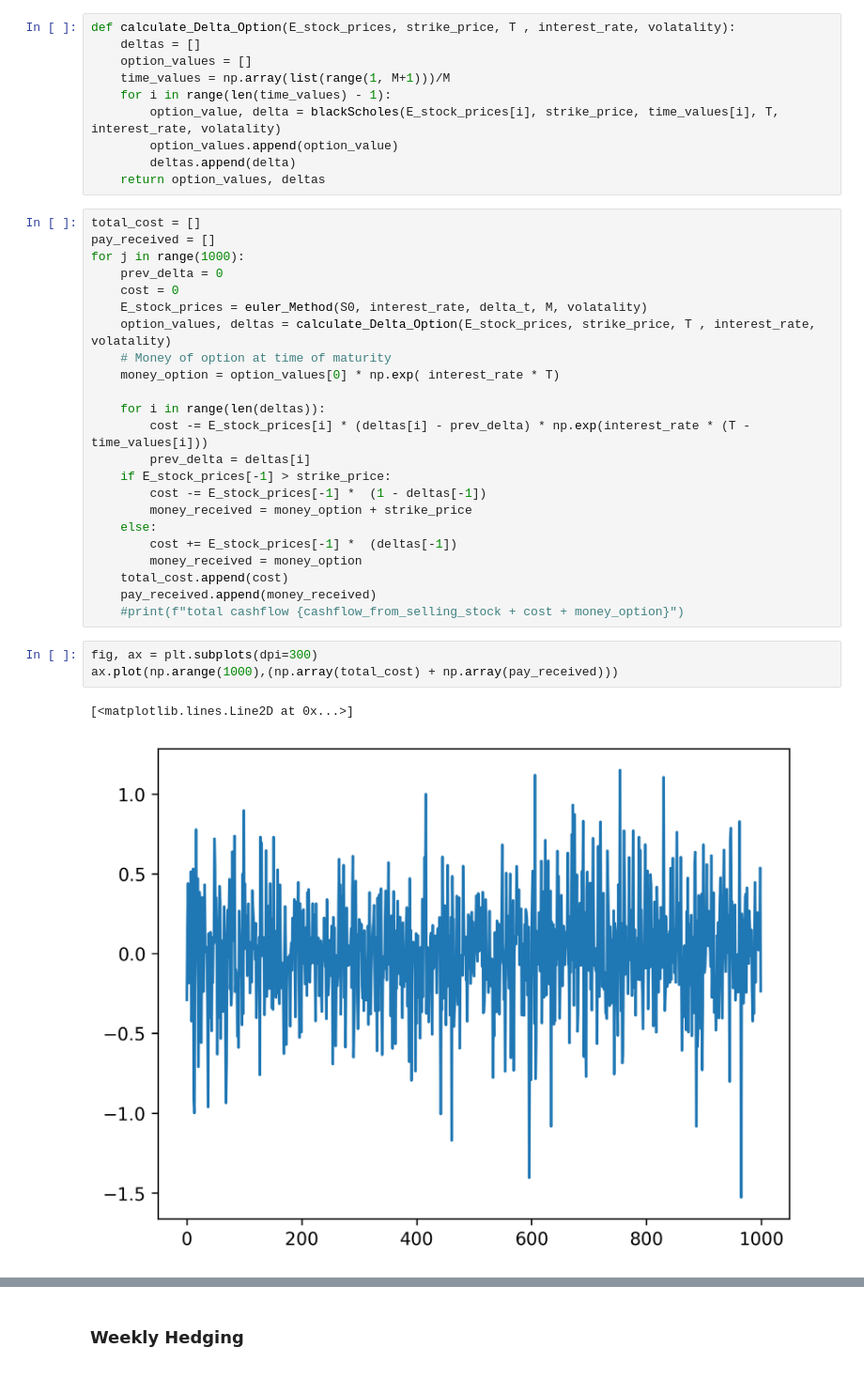
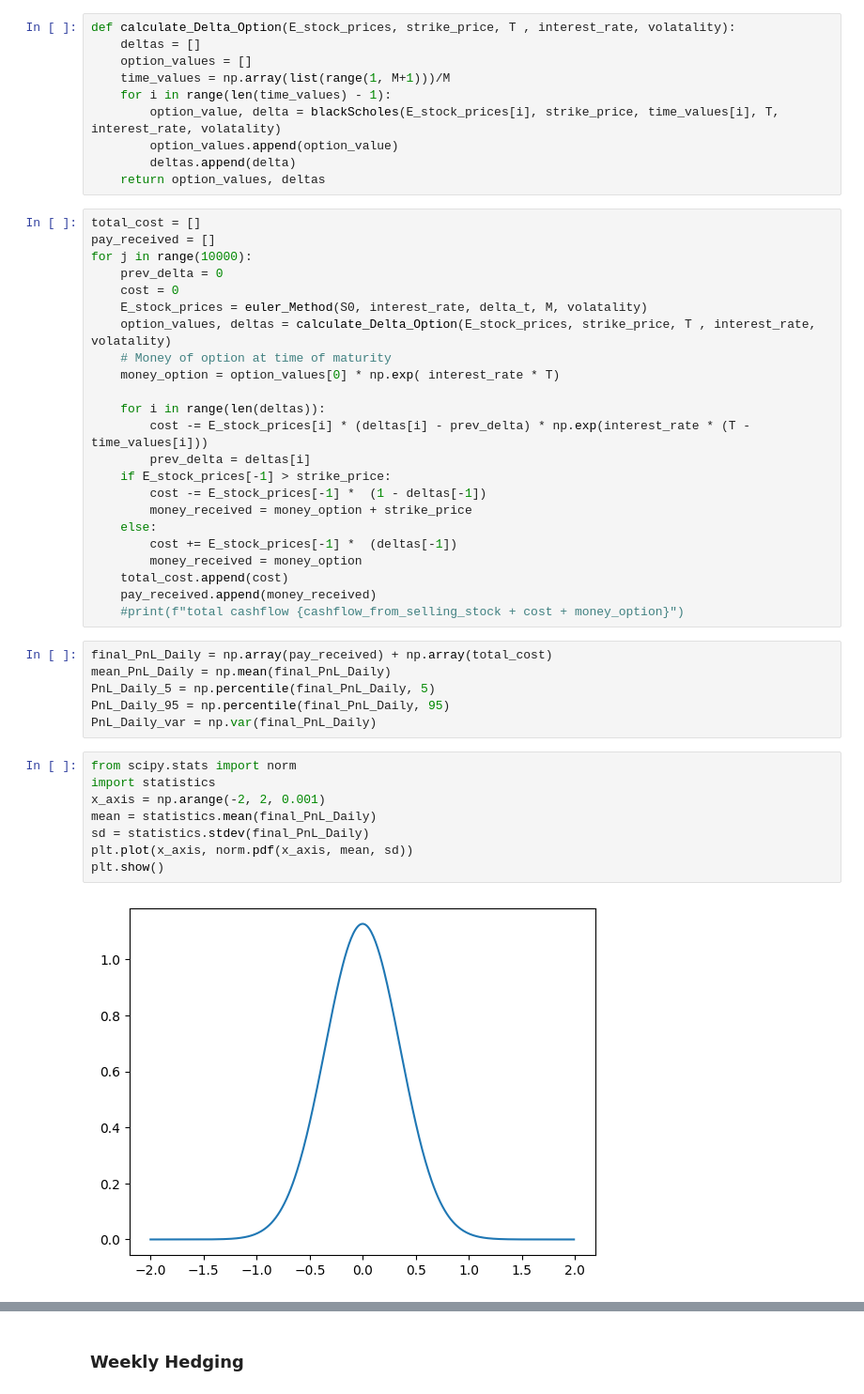
Before and after one commit to NitaiNijholt/ComputationalFinance, a Jupyter notebook: Assignments/Assignment_1/Assign1.ipynb, the cells around one changed output, grey strips where cells are left out. Shown at 94% size. Drawn from its saved outputs; the diff is of its cells as text.

```diff
--- a/Assignments/Assignment_1/Assign1.ipynb
+++ b/Assignments/Assignment_1/Assign1.ipynb
@@ -644,7 +608,7 @@ def calculate_Delta_Option(E_stock_prices, strike_price, T , interest_rate, vola
 # %%
 total_cost = []
 pay_received = []
-for j in range(1000):
+for j in range(10000):
     prev_delta = 0
     cost = 0
     E_stock_prices = euler_Method(S0, interest_rate, delta_t, M, volatality)
@@ -664,9 +628,19 @@ for j in range(1000):
     total_cost.append(cost)
     pay_received.append(money_received)
     #print(f"total cashflow {cashflow_from_selling_stock + cost + money_option}")
-# %%
-fig, ax = plt.subplots(dpi=300)
-ax.plot(np.arange(1000),(np.array(total_cost) + np.array(pay_received)))
-# %% [output]
-[<matplotlib.lines.Line2D at 0x...>]
-[figure, removed]
+# %%
+final_PnL_Daily = np.array(pay_received) + np.array(total_cost)
+mean_PnL_Daily = np.mean(final_PnL_Daily)
+PnL_Daily_5 = np.percentile(final_PnL_Daily, 5)
+PnL_Daily_95 = np.percentile(final_PnL_Daily, 95)
+PnL_Daily_var = np.var(final_PnL_Daily)
+# %%
+from scipy.stats import norm
+import statistics
+x_axis = np.arange(-2, 2, 0.001)
+mean = statistics.mean(final_PnL_Daily)
+sd = statistics.stdev(final_PnL_Daily)
+plt.plot(x_axis, norm.pdf(x_axis, mean, sd))
+plt.show()
+# %% [output]
+[figure, added]
```
Also changed, not shown: parts of 33 cells of this notebook.
